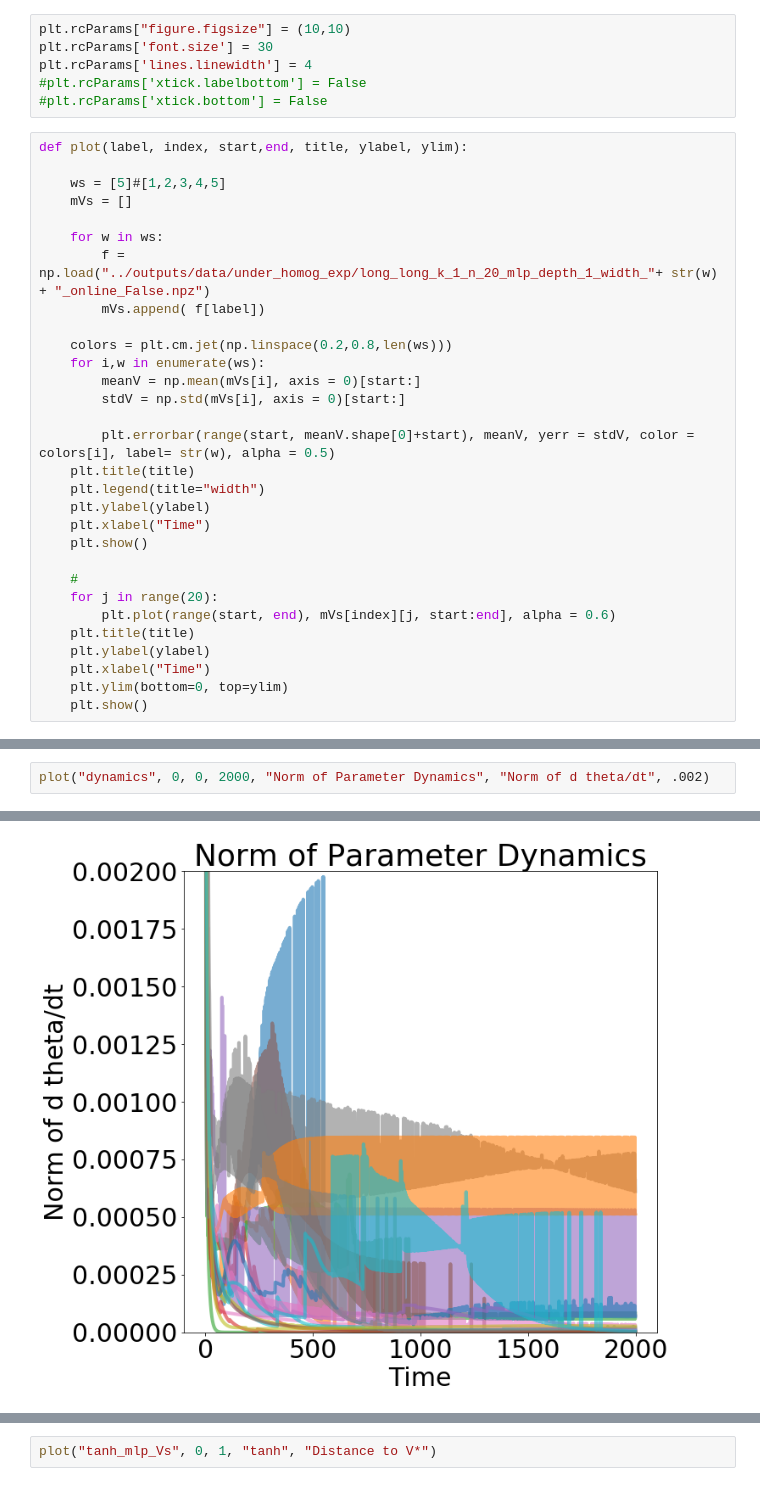
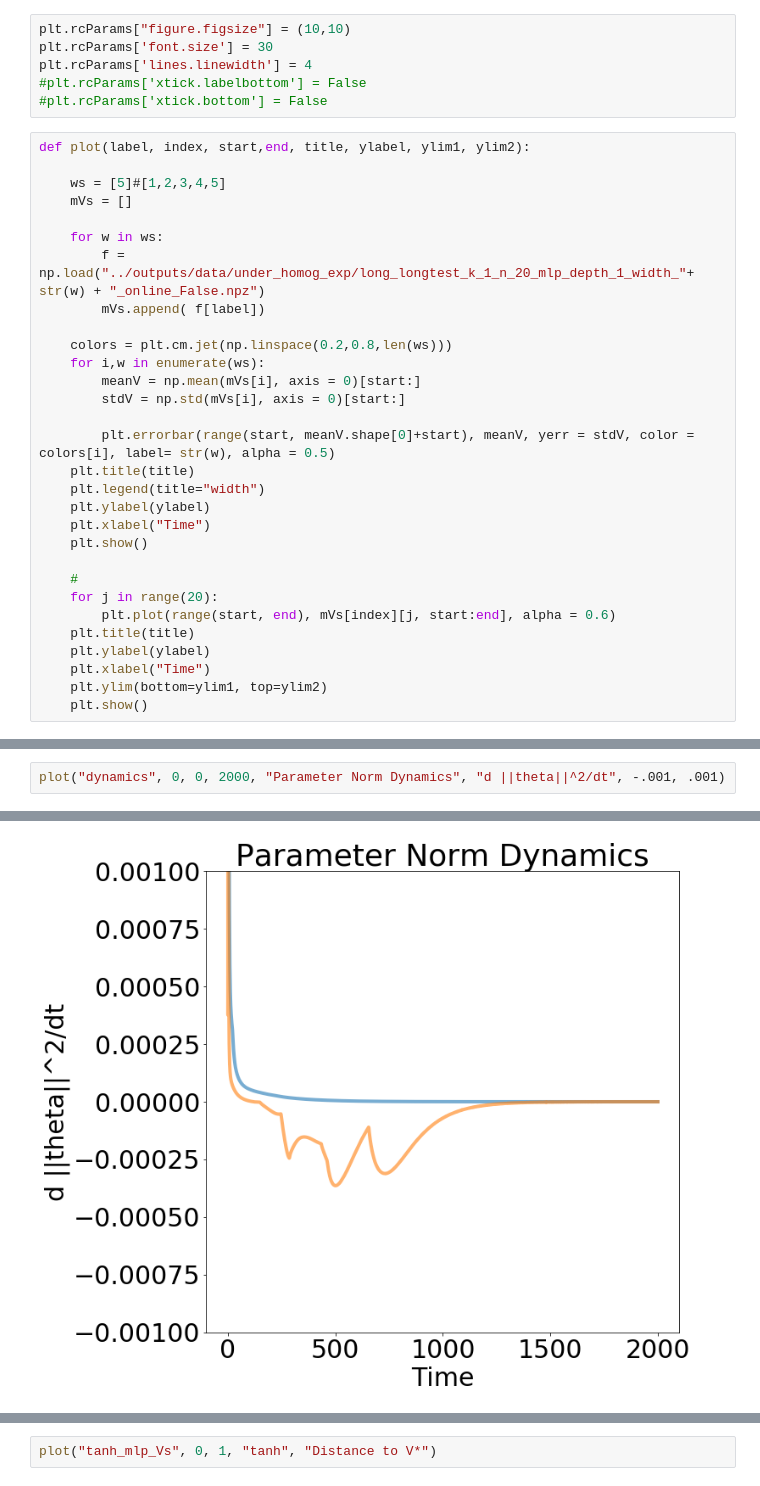
Before and after one commit to davidbrandfonbrener/geometric_insights_into_TD_learning, a Jupyter notebook: notebooks/homogeneous plotting.ipynb, the cells around one changed output, grey strips where cells are left out. Drawn from its saved outputs; the diff is of its cells as text.

Commit message:
changed to dynamics of norm

```diff
--- a/notebooks/homogeneous plotting.ipynb
+++ b/notebooks/homogeneous plotting.ipynb
@@ -9,13 +9,13 @@ plt.rcParams['lines.linewidth'] = 4
 #plt.rcParams['xtick.labelbottom'] = False
 #plt.rcParams['xtick.bottom'] = False
 # %%
-def plot(label, index, start,end, title, ylabel, ylim):
+def plot(label, index, start,end, title, ylabel, ylim1, ylim2):
 
     ws = [5]#[1,2,3,4,5]
     mVs = []
 
     for w in ws:
-        f = np.load("../outputs/data/under_homog_exp/long_long_k_1_n_20_mlp_depth_1_width_"+ str(w) + "_online_False.npz")
+        f = np.load("../outputs/data/under_homog_exp/long_longtest_k_1_n_20_mlp_depth_1_width_"+ str(w) + "_online_False.npz")
         mVs.append( f[label])
 
     colors = plt.cm.jet(np.linspace(0.2,0.8,len(ws)))
@@ -36,6 +36,6 @@ def plot(label, index, start,end, title, ylabel, ylim):
     plt.title(title)
     plt.ylabel(ylabel)
     plt.xlabel("Time")
-    plt.ylim(bottom=0, top=ylim)
+    plt.ylim(bottom=ylim1, top=ylim2)
     plt.show()
 # %%
@@ -46,3 +51,3 @@ plot("mlp_Vs", 0, 0, 2000, "Distance to V* in Function Space", "Distance to V*",
 # %%
-plot("dynamics", 0, 0, 2000, "Norm of Parameter Dynamics", "Norm of d theta/dt", .002)
+plot("dynamics", 0, 0, 2000, "Parameter Norm Dynamics", "d ||theta||^2/dt", -.001, .001)
 # %% [output]
@@ -50 +55 @@ plot("dynamics", 0, 0, 2000, "Norm of Parameter Dynamics", "Norm of d theta/dt",
-[figure, old version]
+[figure, new version]
```
Also changed, not shown: parts of 5 cells of this notebook, 3 other files.
